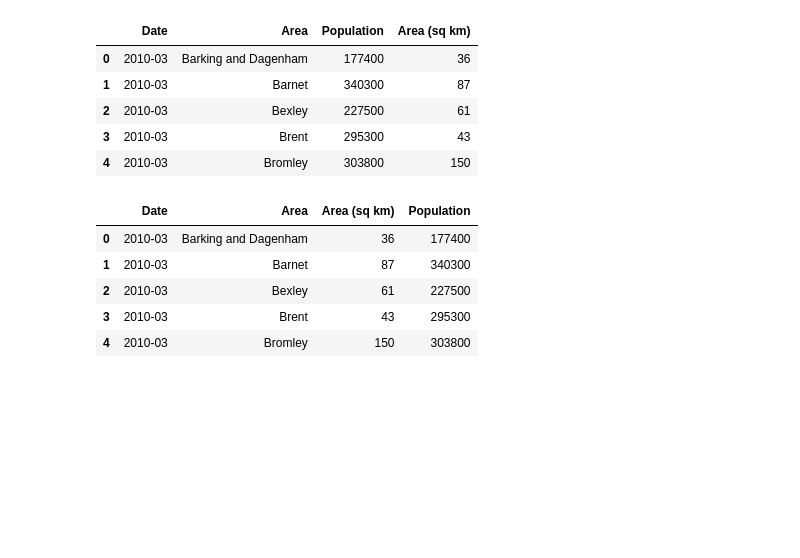
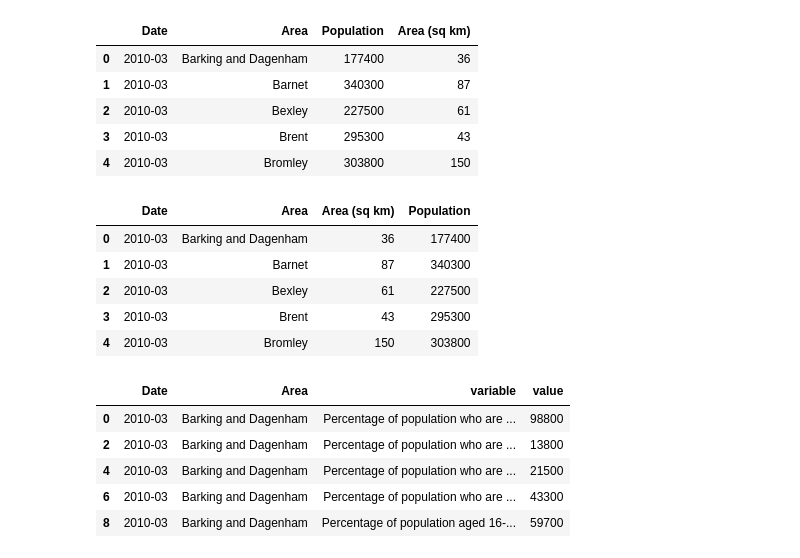
Before and after one commit to mlsystemdesignproject/neighbourhood-safety-prediction, a Jupyter notebook: notebooks/EDA_agg.ipynb, the cells around one changed output. Cells and saved outputs as stored; diff of their text form; code cells hidden in the pictures; blank space fills up the shorter version.

```diff
--- a/notebooks/EDA_agg.ipynb
+++ b/notebooks/EDA_agg.ipynb
@@ -406,3 +413,14 @@ population_area.head()
 | 4 | 2010-03 | Bromley | 150 | 303800 |
 # %%
 population_area.to_csv('../data/MPS/population_area.csv', index=False)
+# %%
+# drop denominator and 'value type' & 'flag' columns before trannsformation to the wide format
+wide_nomis = nomis[(nomis['value type'] != 'Denominator')].drop(['value type', 'flag'], axis=1)
+wide_nomis.head()
+# %% [output]
+|  | Date | Area | variable | value |
+| 0 | 2010-03 | Barking and Dagenham | Percentage of population who are ... | 98800 |
+| 2 | 2010-03 | Barking and Dagenham | Percentage of population who are ... | 13800 |
+| 4 | 2010-03 | Barking and Dagenham | Percentage of population who are ... | 21500 |
+| 6 | 2010-03 | Barking and Dagenham | Percentage of population who are ... | 43300 |
+| 8 | 2010-03 | Barking and Dagenham | Percentage of population aged 16-... | 59700 |
```
Also changed, not shown: parts of 5 cells of this notebook, 2 other files.
